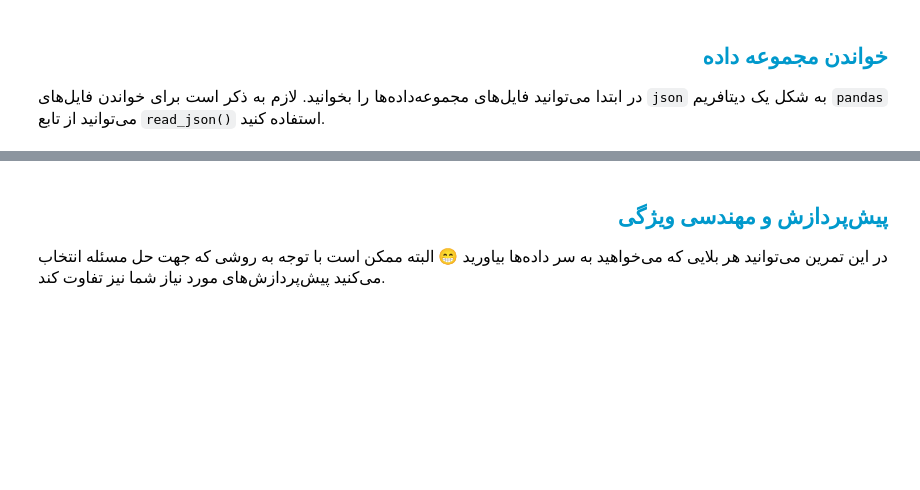
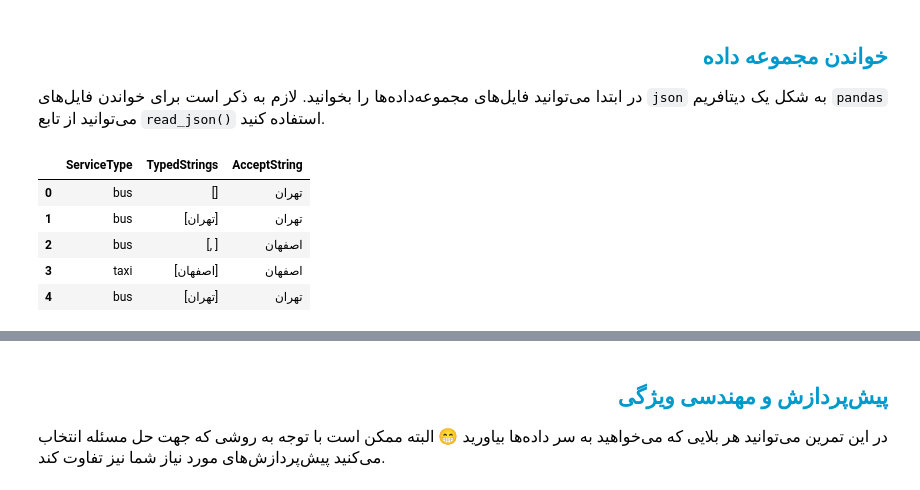
Before and after one commit to AliFazelniya/Quera-Machine-Learning-Jump, a Jupyter notebook: 9. Project 2/Part 4/search_suggestion_2/notebook/auto_suggest.ipynb, the cells around one changed output, grey strips where cells are left out. Saved outputs shown, nothing was run; the diff lists cells and outputs as text; code cells hidden in the pictures; blank space fills up the shorter version.

```diff
--- a/9. Project 2/Part 4/search_suggestion_2/notebook/auto_suggest.ipynb
+++ b/9. Project 2/Part 4/search_suggestion_2/notebook/auto_suggest.ipynb
@@ -120,5 +123,13 @@ import pandas as pd
 </font>
 </p>
 # %%
-data = None # To-Do
+data_raw = pd.read_json('../data/mrbilit_search.json')
+data = data_raw[data_raw['ServiceType'].isin(['bus', 'taxi'])].copy().reset_index(drop=True)
 data.head()
+# %% [output]
+|  | ServiceType | TypedStrings | AcceptString |
+| 0 | bus | [] | تهران |
+| 1 | bus | [تهران] | تهران |
+| 2 | bus | [, ] | اصفهان |
+| 3 | taxi | [اصفهان] | اصفهان |
+| 4 | bus | [تهران] | تهران |
```
Also changed, not shown: parts of 10 cells of this notebook, 24 other files.
